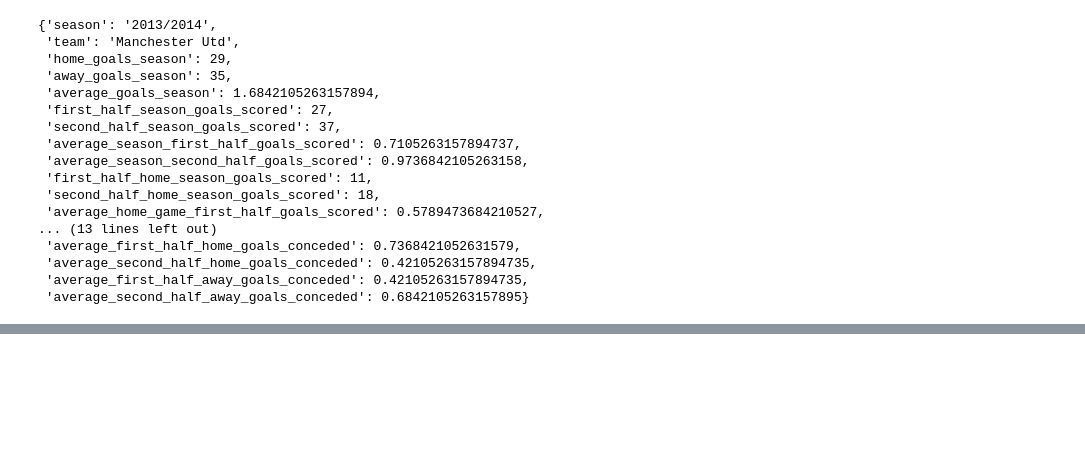
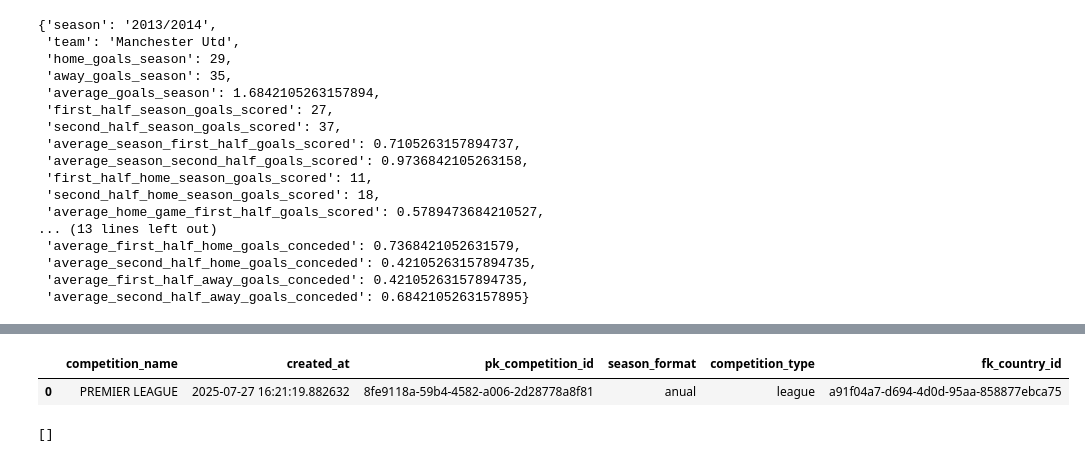
Before and after one commit to JuanesG22/football-project, a Jupyter notebook: statistic.ipynb, the cells around one changed output, grey strips where cells are left out. Cells and saved outputs as stored; diff of their text form; code cells hidden in the pictures; blank space fills up the shorter version.

```diff
--- a/statistic.ipynb
+++ b/statistic.ipynb
@@ -542,0 +576,4 @@ goals_stats_teams[-150]
+# %%
+season_names = df2['season'].unique().tolist()
+competition_name = df2['competition'].unique().tolist()
+premier_league_teams = df2['home_team'].unique().tolist()
@@ -542,0 +617,18 @@ goals_stats_teams[-150]
+# %%
+competition_name_df = pd.DataFrame(competition_name, columns=['competition_name'])
+competition_name_df['created_at'] = pd.Timestamp.now()
+competition_name_df['pk_competition_id'] = [uuid.uuid4() for _ in range(len(competition_name_df))]
+competition_name_df['season_format'] = 'anual'
+competition_name_df['competition_type'] = 'league'
+competition_name_df['fk_country_id'] = pk_uk_id
+competition_name_df
+# %% [output]
+|  | competition_name | created_at | pk_competition_id | season_format | competition_type | fk_country_id |
+| 0 | PREMIER LEAGUE | 2025-07-27 16:21:19.882632 | 8fe9118a-59b4-4582-a006-2d28778a8f81 | anual | league | a91f04a7-d694-4d0d-95aa-858877ebca75 |
+# %%
+insert_to_db(database, port, db_name, password,
+             """ INSERT INTO competitions (competition_name, created_at, pk_competition_id, season_format,competition_type, fk_country_id)
+                VALUES (%s, %s, %s, %s, %s,%s)""",
+                list(competition_name_df.itertuples(index=False, name=None)))
+# %% [output]
+[]
```
Also changed, not shown: parts of 18 cells of this notebook.
